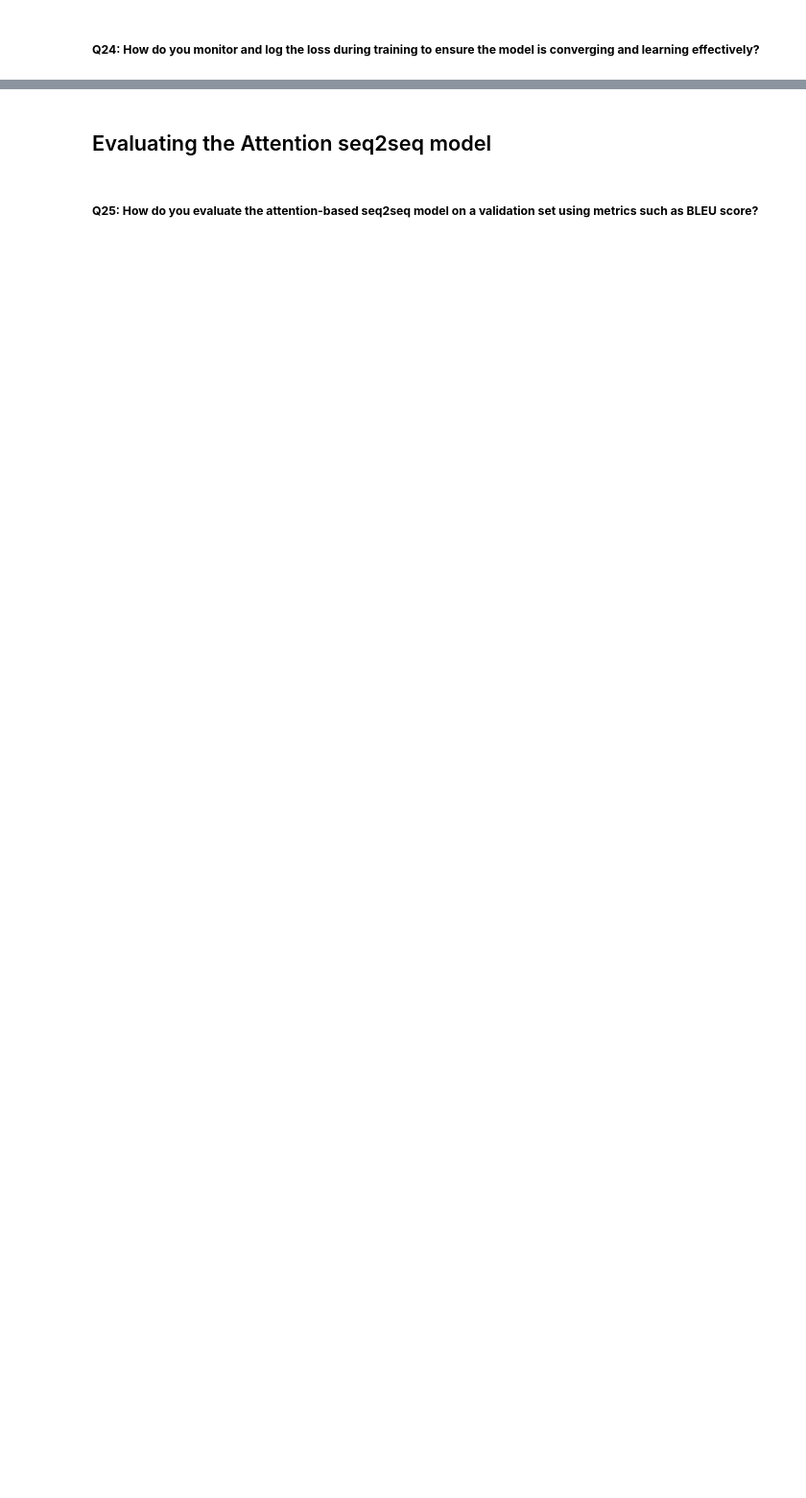
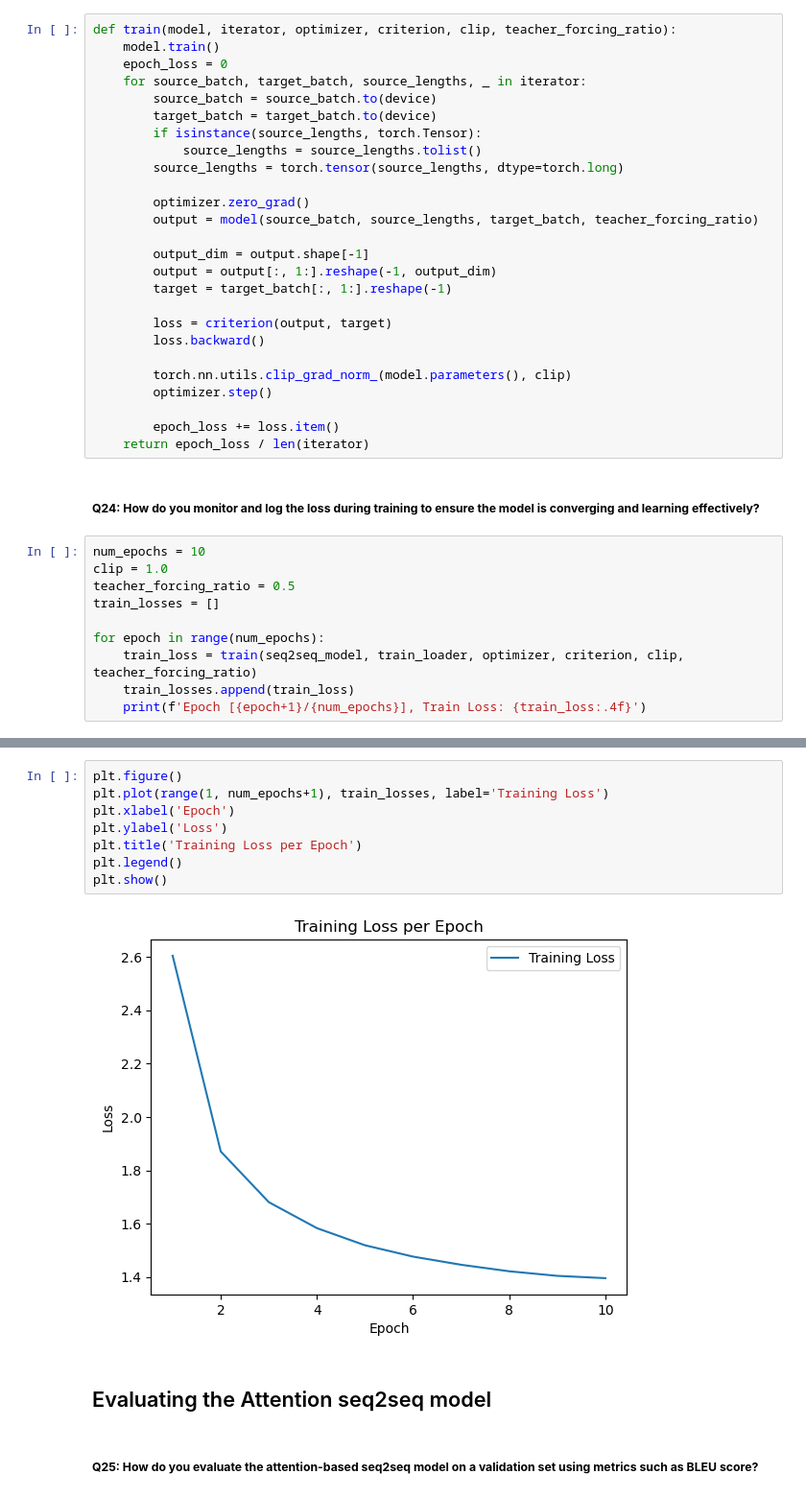
Before and after one commit to fellmir/pyTorchBasis, a Jupyter notebook: 01-intermediate-projects/18_attention_seq2seq.ipynb, the cells around one changed output, grey strips where cells are left out. Shown at 96% size. Drawn from its saved outputs; the diff is of its cells as text; blank space fills up the shorter version.

```diff
--- a/01-intermediate-projects/18_attention_seq2seq.ipynb
+++ b/01-intermediate-projects/18_attention_seq2seq.ipynb
@@ -263,4 +575,40 @@ Since the attention weights and context vectors are computed at each decoding st
 # %% [markdown]
 ##### **Q23: How do you implement the training loop, including forward pass, loss calculation, backpropagation, and logging of the training loss?**
+# %%
+def train(model, iterator, optimizer, criterion, clip, teacher_forcing_ratio):
+    model.train()
+    epoch_loss = 0
+    for source_batch, target_batch, source_lengths, _ in iterator:
+        source_batch = source_batch.to(device)
+        target_batch = target_batch.to(device)
+        if isinstance(source_lengths, torch.Tensor):
+            source_lengths = source_lengths.tolist()
+        source_lengths = torch.tensor(source_lengths, dtype=torch.long)
+
+        optimizer.zero_grad()
+        output = model(source_batch, source_lengths, target_batch, teacher_forcing_ratio)
+
+        output_dim = output.shape[-1]
+        output = output[:, 1:].reshape(-1, output_dim)
+        target = target_batch[:, 1:].reshape(-1)
+
+        loss = criterion(output, target)
+        loss.backward()
+
+        torch.nn.utils.clip_grad_norm_(model.parameters(), clip)
+        optimizer.step()
+
+        epoch_loss += loss.item()
+    return epoch_loss / len(iterator)
 # %% [markdown]
 ##### **Q24: How do you monitor and log the loss during training to ensure the model is converging and learning effectively?**
+# %%
+num_epochs = 10
+clip = 1.0
+teacher_forcing_ratio = 0.5
+train_losses = []
+
+for epoch in range(num_epochs):
+    train_loss = train(seq2seq_model, train_loader, optimizer, criterion, clip, teacher_forcing_ratio)
+    train_losses.append(train_loss)
+    print(f'Epoch [{epoch+1}/{num_epochs}], Train Loss: {train_loss:.4f}')
@@ -267,3 +626,13 @@ Since the attention weights and context vectors are computed at each decoding st
+# %%
+plt.figure()
+plt.plot(range(1, num_epochs+1), train_losses, label='Training Loss')
+plt.xlabel('Epoch')
+plt.ylabel('Loss')
+plt.title('Training Loss per Epoch')
+plt.legend()
+plt.show()
+# %% [output]
+[figure, added]
 # %% [markdown]
 ## Evaluating the Attention seq2seq model
 # %% [markdown]
```
Also changed, not shown: parts of 59 cells of this notebook.
